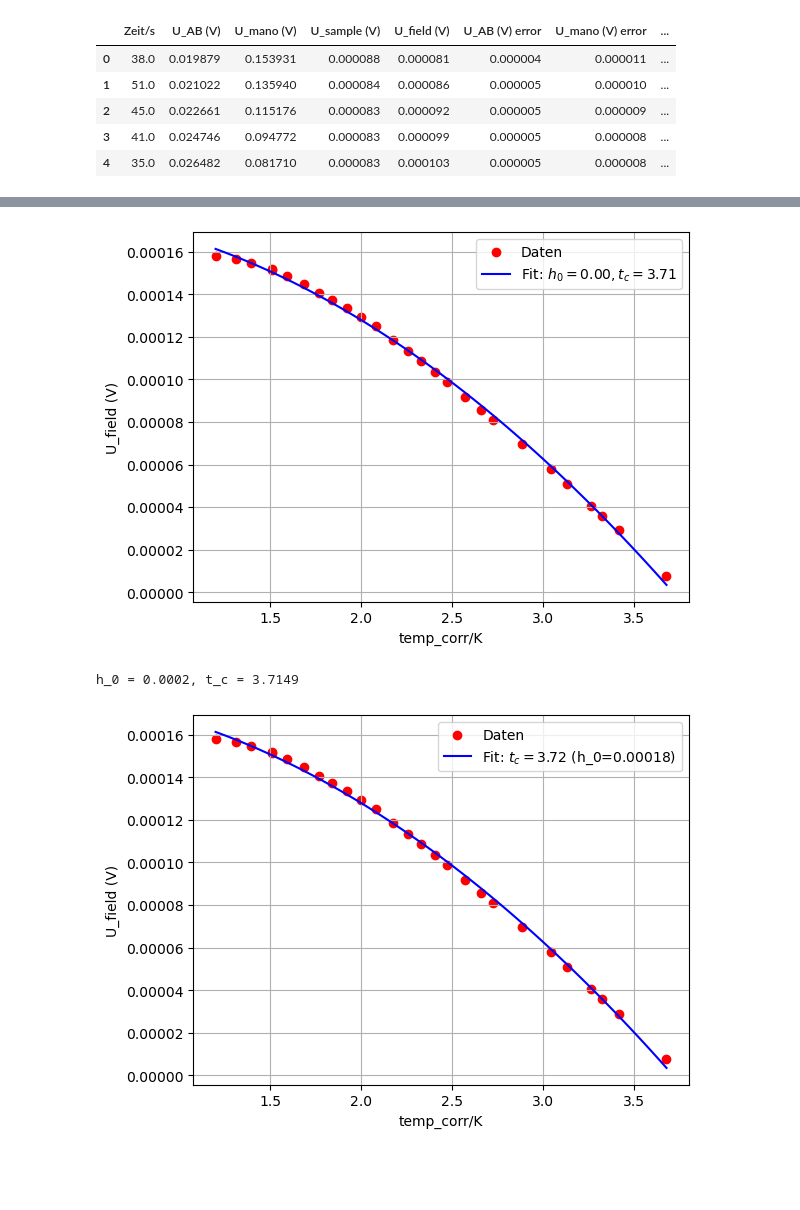
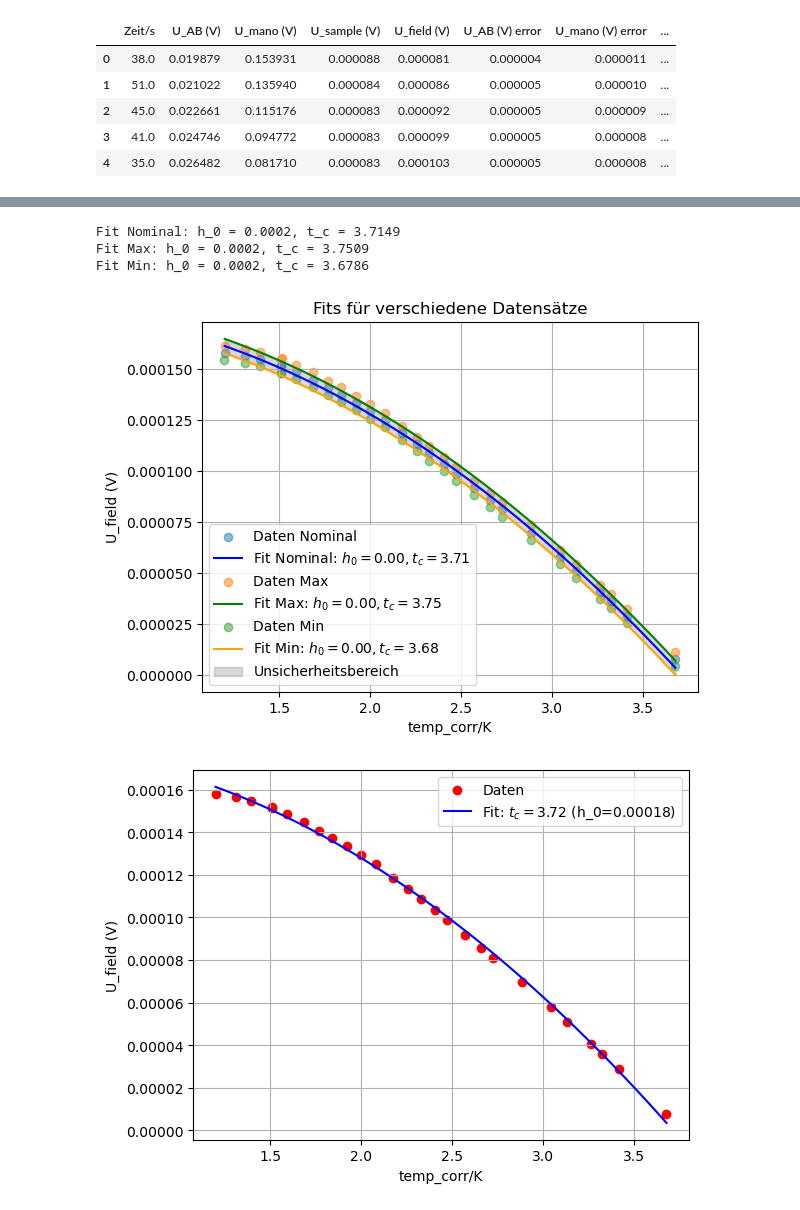
Before and after one commit to Darrenshan27/supraconductivity, a Jupyter notebook: data_processing.ipynb, the cells around one changed output, grey strips where cells are left out. Saved outputs shown, nothing was run; the diff lists cells and outputs as text; code cells hidden in the pictures; blank space fills up the shorter version.

```diff
--- a/data_processing.ipynb
+++ b/data_processing.ipynb
@@ -664,3 +686,63 @@ plt.fill_betweenx(df_hc_calc_sorted['U_field (V)'],
+# %%
+import numpy as np
+import matplotlib.pyplot as plt
+from scipy.optimize import curve_fit
+
+# Definiere die Fit-Funktion
+def fit_function(t, h_0, t_c):
+    return h_0 * (1 - (t / t_c) ** 2)
+
+# Funktion zum Durchführen des Fits
+def perform_fit(t, h_c):
+    params, _ = curve_fit(fit_function, t, h_c, p0=[max(h_c), max(t)])
+    h_0_fit, t_c_fit = params
+    t_fit = np.linspace(min(t), max(t), 100)
+    h_c_fit = fit_function(t_fit, h_0_fit, t_c_fit)
+    return t_fit, h_c_fit, h_0_fit, t_c_fit
+
+# Daten vorbereiten
+df = df_hc_calc_sorted
+data_sets = {
+    "Nominal": (df['temp_corr/K'].values, df['U_field (V)'].values),
+    "Max": (df['temp_corr/K'].values + df['temp_corr error/K'].values, df['U_field (V)'].values + df['U_field (V) error'].values),
+    "Min": (df['temp_corr/K'].values - df['temp_corr error/K'].values, df['U_field (V)'].values - df['U_field (V) error'].values)
+}
+
+# Farben für die Plots
+colors = {"Nominal": "blue", "Max": "green", "Min": "orange"}
+
+# Ergebnisse speichern
+fit_results = {}
+
+# Gemeinsamer Plot
+plt.figure()
+for label, (t, h_c) in data_sets.items():
+    t_fit, h_c_fit, h_0_fit, t_c_fit = perform_fit(t, h_c)
+    fit_results[label] = (t_fit, h_c_fit)
+    plt.scatter(t, h_c, label=f'Daten {label}', alpha=0.5)
+    plt.plot(t_fit, h_c_fit, label=f'Fit {label}: $h_0={h_0_fit:.2f}, t_c={t_c_fit:.2f}$', color=colors[label])
+    print(f"Fit {label}: h_0 = {h_0_fit:.4f}, t_c = {t_c_fit:.4f}")
+
+# Bereich zwischen Min und Max einfärben
+if "Min" in fit_results and "Max" in fit_results:
+    t_min, h_c_min = fit_results["Min"]
+    t_max, h_c_max = fit_results["Max"]
+    t_common = np.linspace(max(min(t_min), min(t_max)), min(max(t_min), max(t_max)), 100)
+    h_min_interp = np.interp(t_common, t_min, h_c_min)
+    h_max_interp = np.interp(t_common, t_max, h_c_max)
+    plt.fill_between(t_common, h_min_interp, h_max_interp, color='gray', alpha=0.3, label='Unsicherheitsbereich')
+
+plt.xlabel('temp_corr/K')
+plt.ylabel('U_field (V)')
+plt.legend()
+plt.grid()
+plt.title("Fits für verschiedene Datensätze")
+plt.show()
+# %% [output]
+Fit Nominal: h_0 = 0.0002, t_c = 3.7149
+Fit Max: h_0 = 0.0002, t_c = 3.7509
+Fit Min: h_0 = 0.0002, t_c = 3.6786
+[figure, added]
 # %%
 # Deine Daten
 t = df_hc_calc_sorted['temp_corr/K'].values
@@ -693,9 +775,6 @@ plt.show()
 
 # Fit-Parameter ausgeben
 print(f"h_0 = {h_0_fit:.4f}, t_c = {t_c_fit:.4f}")
-# %% [output]
-[figure, removed]
-h_0 = 0.0002, t_c = 3.7149
 # %%
 from scipy.optimize import curve_fit
 import numpy as np
```
Also changed, not shown: parts of 18 cells of this notebook.
